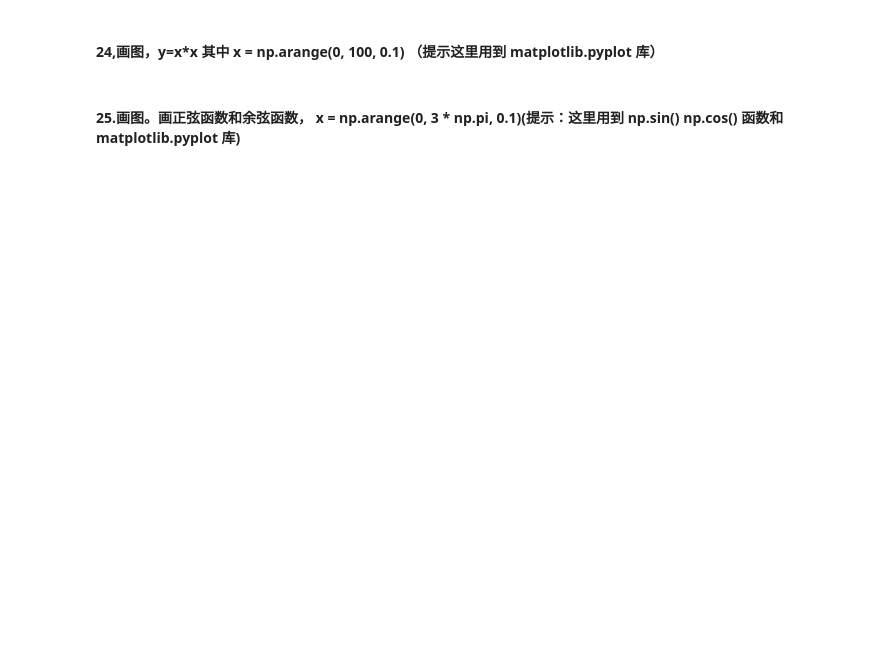
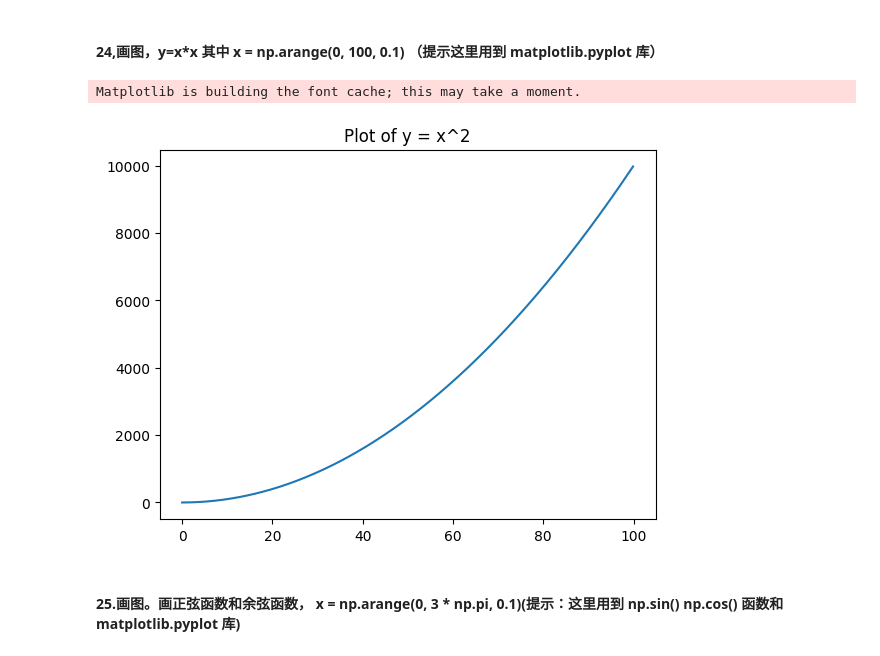
Before and after one commit to itsNOTrzy/exercise, a Jupyter notebook: chap1_warmup/numpy_ tutorial.ipynb, the cells around one changed output. Drawn from its saved outputs; the diff is of its cells as text; code cells hidden in the pictures; blank space fills up the shorter version.

```diff
--- a/chap1_warmup/numpy_ tutorial.ipynb
+++ b/chap1_warmup/numpy_ tutorial.ipynb
@@ -266,4 +270,16 @@ print("np.argmax(x, axis=1):", np.argmax(x, axis=1))
 # %% [markdown]
 #### 24,画图，y=x*x 其中 x = np.arange(0, 100, 0.1) （提示这里用到  matplotlib.pyplot 库）
+# %%
+import matplotlib.pyplot as plt
+
+x_plot = np.arange(0, 100, 0.1)
+y_plot = x_plot * x_plot
+
+plt.plot(x_plot, y_plot)
+plt.title("Plot of y = x^2")
+plt.show()
+# %% [output]
+Matplotlib is building the font cache; this may take a moment.
+[figure, added]
 # %% [markdown]
 #### 25.画图。画正弦函数和余弦函数， x = np.arange(0, 3 * np.pi, 0.1)(提示：这里用到 np.sin() np.cos() 函数和 matplotlib.pyplot 库)
```
Also changed, not shown: parts of 2 cells of this notebook.
